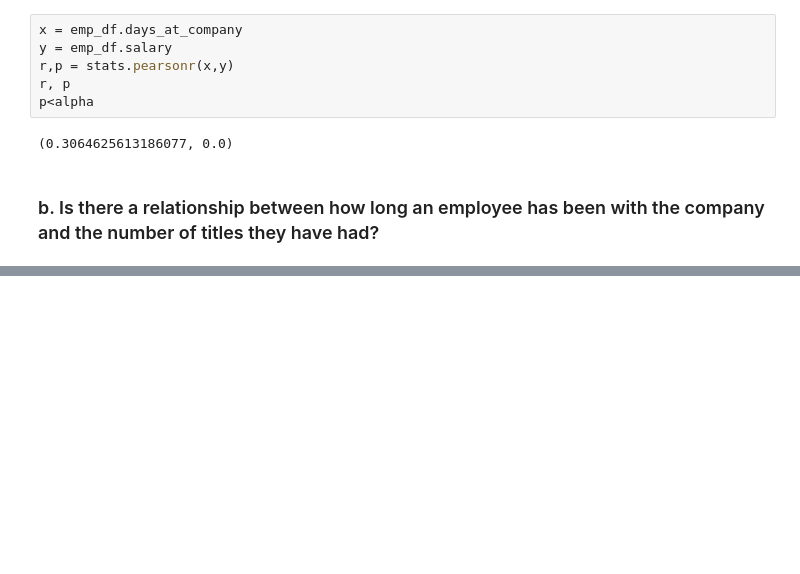
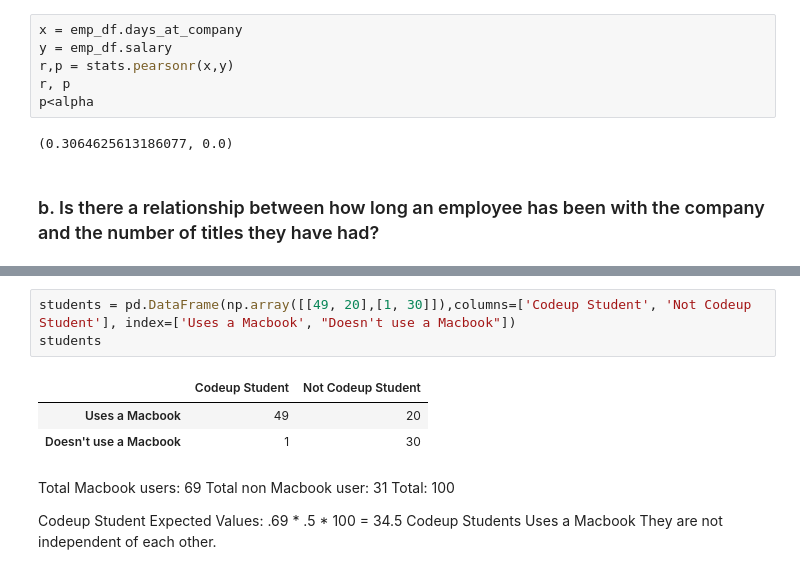
Before and after one commit to elizabethswarren/statistics-exercises, a Jupyter notebook: hypothesis_testing.ipynb, the cells around one changed output, grey strips where cells are left out. Saved outputs shown, nothing was run; the diff lists cells and outputs as text; blank space fills up the shorter version.

```diff
--- a/hypothesis_testing.ipynb
+++ b/hypothesis_testing.ipynb
@@ -358,0 +395,15 @@ p<alpha
+# %%
+students = pd.DataFrame(np.array([[49, 20],[1, 30]]),columns=['Codeup Student', 'Not Codeup Student'], index=['Uses a Macbook', "Doesn't use a Macbook"])
+students
+# %% [output]
+|  | Codeup Student | Not Codeup Student |
+| Uses a Macbook | 49 | 20 |
+| Doesn't use a Macbook | 1 | 30 |
+# %% [markdown]
+Total Macbook users: 69
+Total non Macbook user: 31
+Total: 100
+
+Codeup Student Expected Values:
+.69 * .5 * 100 = 34.5 Codeup Students Uses a Macbook
+They are not independent of each other.
```
Also changed, not shown: parts of 35 cells of this notebook.
